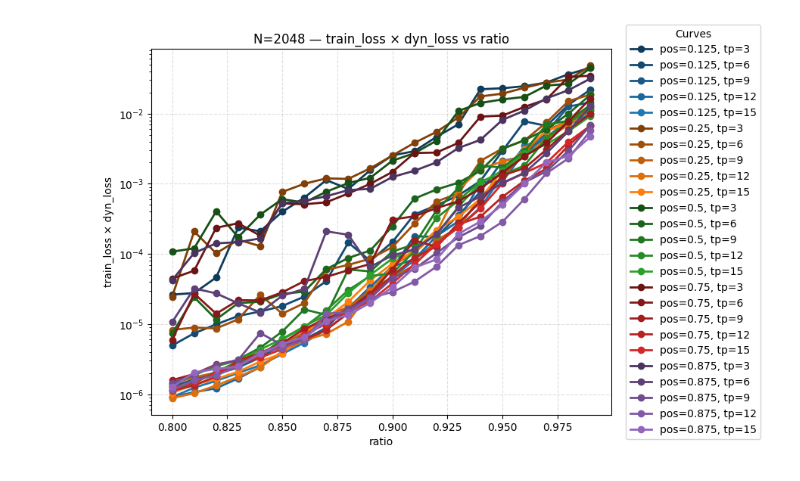
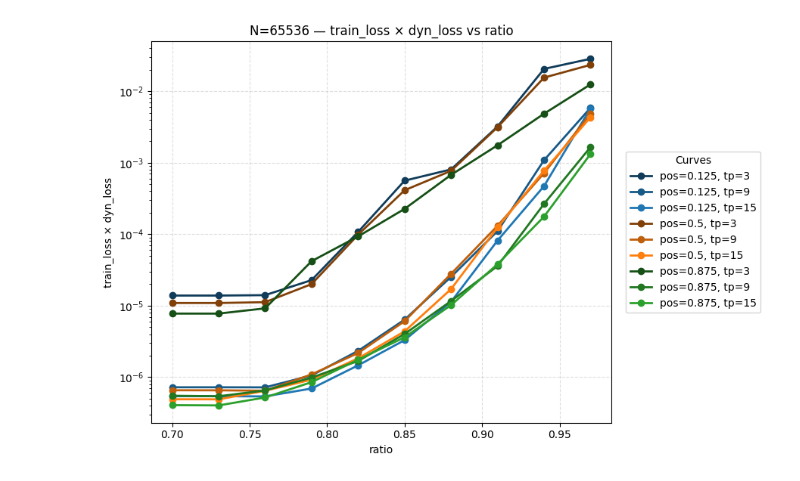
Before and after one commit to YanchengZhou2003/SeLM_v2, a Jupyter notebook: logs/log_ICML3/analysis.ipynb, the cells around one changed output. Drawn from its saved outputs; the diff is of its cells as text; code cells hidden in the pictures.

```diff
--- a/logs/log_ICML3/analysis.ipynb
+++ b/logs/log_ICML3/analysis.ipynb
@@ -603,7 +603,7 @@ def plot_dyn_vs_ratio_multi(results, Ns, pos_list=[0.125,0.5,0.875]):
     plt.tight_layout()
     plt.show()
 
-Ns = [1024, 2048, 4096]
+Ns = [1024, 4096, 8192, 16384, 32768, 65536]
 
 plot_dyn_vs_train_multi(results, Ns)
 plot_dyn_vs_ratio_multi(results, Ns)
@@ -721,32 +721,32 @@ def plot_train_dyn_product(results, N, pos_list=None):
             for r, d in items:
                 if d["train_loss"] is not None and d["dyn_loss"] is not None:
                     ratios.append(r)
                     prod_vals.append(d["train_loss"] * d["dyn_loss"])
 
             if not ratios:
                 continue
 
             ax.plot(
                 ratios, prod_vals,
                 marker="o",
                 linewidth=2,
                 color=color,
                 label=f"pos={pos}, tp={tp}"
             )
 
     ax.set_xlabel("ratio")
     ax.set_ylabel("train_loss × dyn_loss")
     ax.set_title(f"N={N} — train_loss × dyn_loss vs ratio")
     ax.set_yscale("log")
 
     ax.grid(True, linestyle="--", alpha=0.4)
 
     # Legend 放右侧
     ax.legend(loc="center left", bbox_to_anchor=(1.02, 0.5), title="Curves")
 
     plt.tight_layout()
     plt.show()
 
-plot_train_dyn_product(results, N=2048)
+plot_train_dyn_product(results, N=65536 )
 # %% [output]
-[figure, old version]
+[figure, new version]
```
Also changed, not shown: parts of 5 cells of this notebook, 12 other files.
